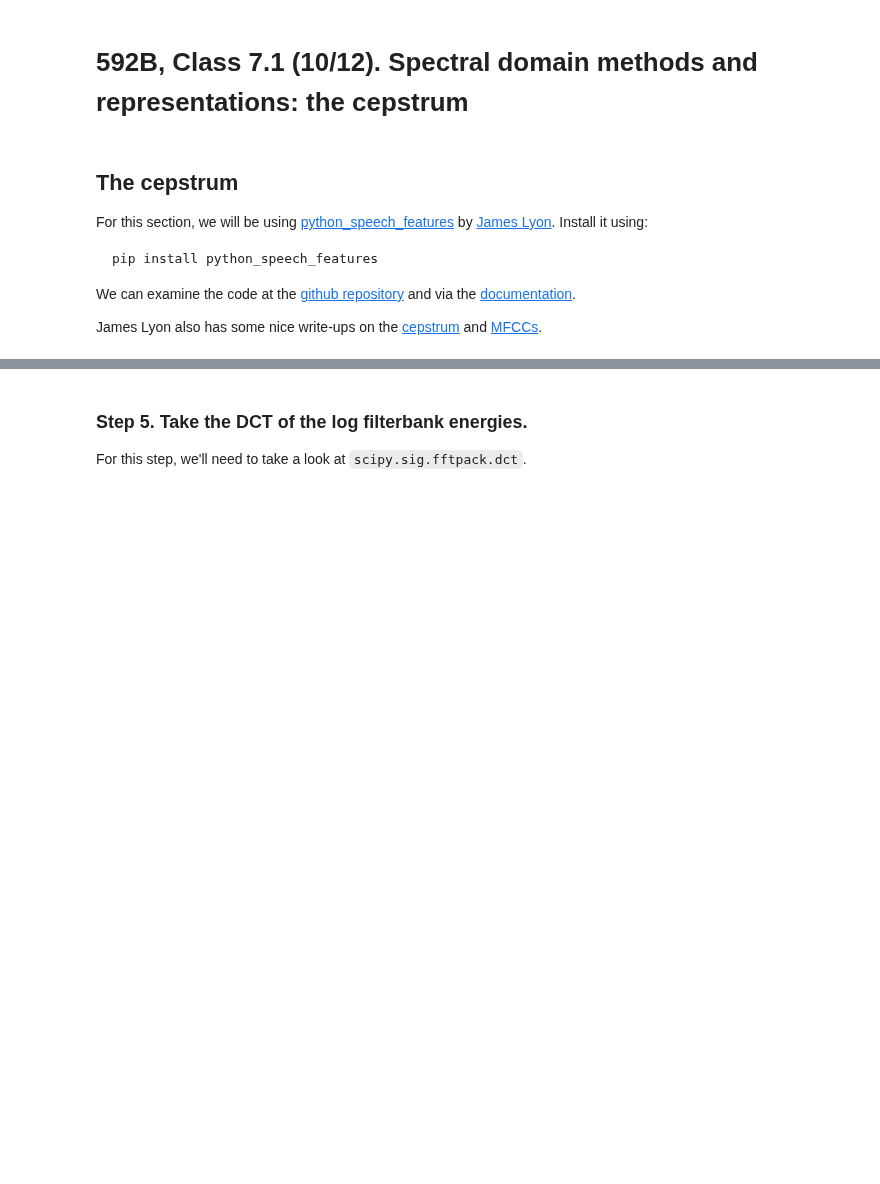
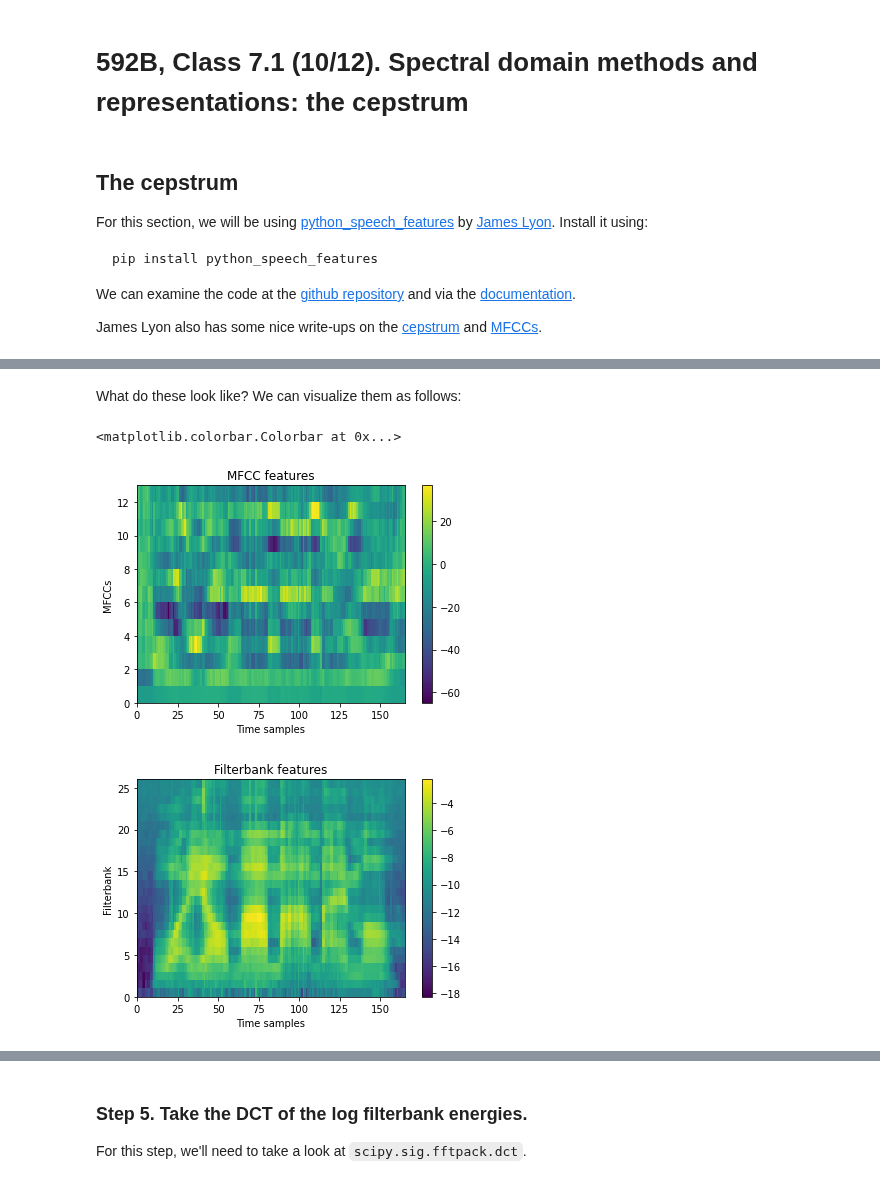
Before and after one commit to ling592b-f21/592b-f21-class, a Jupyter notebook: class_7-1/592B-F21-class_7-1.ipynb, the cells around one changed output, grey strips where cells are left out. Cells and saved outputs as stored; diff of their text form; code cells hidden in the pictures; blank space fills up the shorter version.

```diff
--- a/class_7-1/592B-F21-class_7-1.ipynb
+++ b/class_7-1/592B-F21-class_7-1.ipynb
@@ -33,0 +32,14 @@ display(Audio(data=sig, rate=rate))
+# %%
+#fs,sig = wavfile.read("beijing_m5_17_c.wav")
+
+sig,fs = librosa.load("beijing_m5_17_c.wav")
+
+display(Audio(data=sig, rate=fs))
+
+# check bit depth
+print("Bit depth can be determined from numpy array data type: ", sig.dtype)
+print("Amplitude range from ", min(sig), " to ", max(sig))
+
+# Get signal length
+dur_sig = len(sig) *1/fs # duration of signal in seconds
+print("The signal is ", dur_sig, " seconds long.")
@@ -35,0 +62,12 @@ What we'll be doing now is working through the tutorials using the [github code
+# %%
+# Extract MFCC features
+mfcc_feat = sf.mfcc(sig, fs)
+
+# Extract filter bank features
+fbank_feat = sf.logfbank(sig, fs)
+
+# Print some of fbank features
+#print(fbank_feat[1:3,:])
+
+print(fbank_feat.shape)
+print(mfcc_feat.shape)
@@ -35,0 +79,20 @@ What we'll be doing now is working through the tutorials using the [github code
+# %% [markdown]
+What do these look like? We can visualize them as follows:
+# %%
+plt.figure()
+plt.title("MFCC features")
+plt.pcolormesh(np.transpose(mfcc_feat))
+plt.xlabel("Time samples")
+plt.ylabel("MFCCs")
+plt.colorbar()
+
+plt.figure()
+plt.title("Filterbank features")
+plt.pcolormesh(np.transpose(fbank_feat))
+plt.xlabel("Time samples")
+plt.ylabel("Filterbank")
+plt.colorbar()
+# %% [output]
+<matplotlib.colorbar.Colorbar at 0x...>
+[figure, added]
+[figure, added]
```
Also changed, not shown: parts of 19 cells of this notebook, 1 other file.
